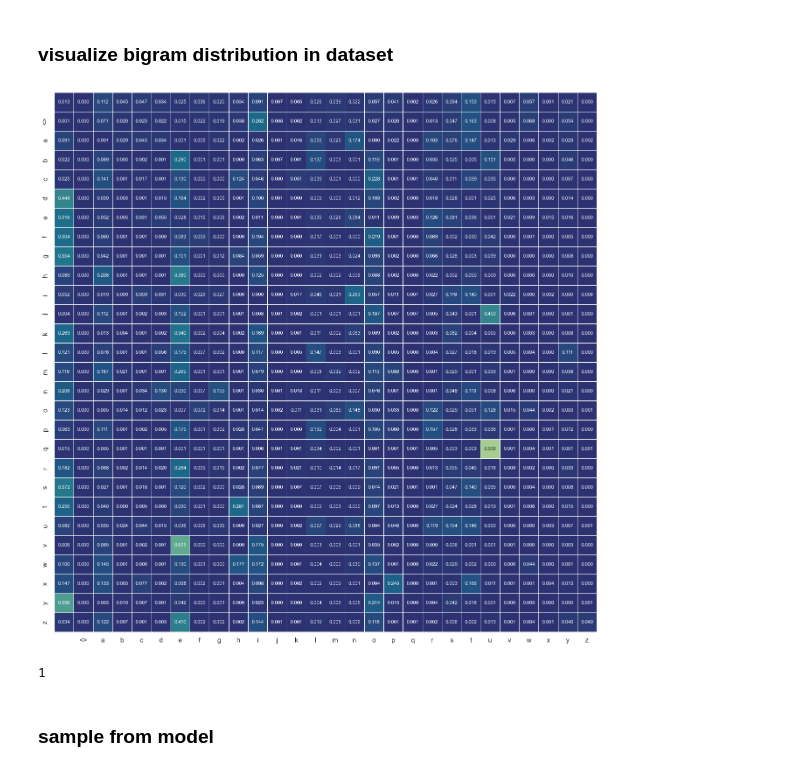
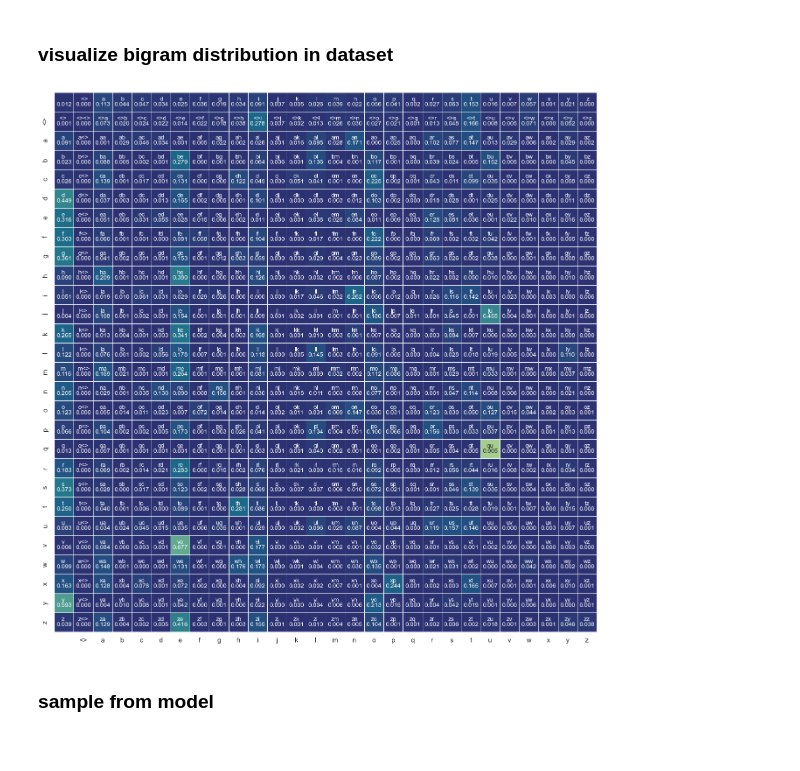
Before and after one commit to haukesteffen/LearningPyTorch, a Jupyter notebook: dev.ipynb, the cells around one changed output. Drawn from its saved outputs; the diff is of its cells as text; code cells hidden in the pictures.

Commit message:
change visualization

```diff
--- a/dev.ipynb
+++ b/dev.ipynb
@@ -63,25 +63,18 @@ P = N/N.sum(dim=1, keepdim=True)
 # %%
 df = pd.DataFrame(P)
 df.index = [itoc[i] for i in df.index]
 df.columns = [itoc[i] for i in df.columns]
 
+def concatenate_labels(row, col):
+    return col + row
+annot_df = df.apply(lambda row: row.index.map(lambda col: concatenate_labels(row.name, col)))
+
 f, ax = plt.subplots(figsize=(16,16))
-p = sns.heatmap(
-    df,
-    ax=ax,
-    cbar=False,
-    annot=True,
-    fmt='.3f',
-    annot_kws={"size":8},
-    cmap="crest_r",
-    linewidth=0.5
-    )
+_ = sns.heatmap(df, ax=ax, cbar=False, annot=False, cmap="crest_r", linewidth=0.5)
+_ = sns.heatmap(df, annot=annot_df, annot_kws={'va':'bottom', 'size':10}, fmt="", cbar=False, cmap='crest_r', linewidth=0.5)
+_ = sns.heatmap(df, annot=True, annot_kws={'va':'top', 'size':10}, fmt=".3f", cbar=False, cmap='crest_r', linewidth=0.5)
 # %% [output]
-[figure, old version]
+[figure, new version]
-# %%
-ctoi['<>']
-# %% [output]
-1
 # %% [markdown]
 ### sample from model
 # %%
```
Also changed, not shown: parts of 2 cells of this notebook.
